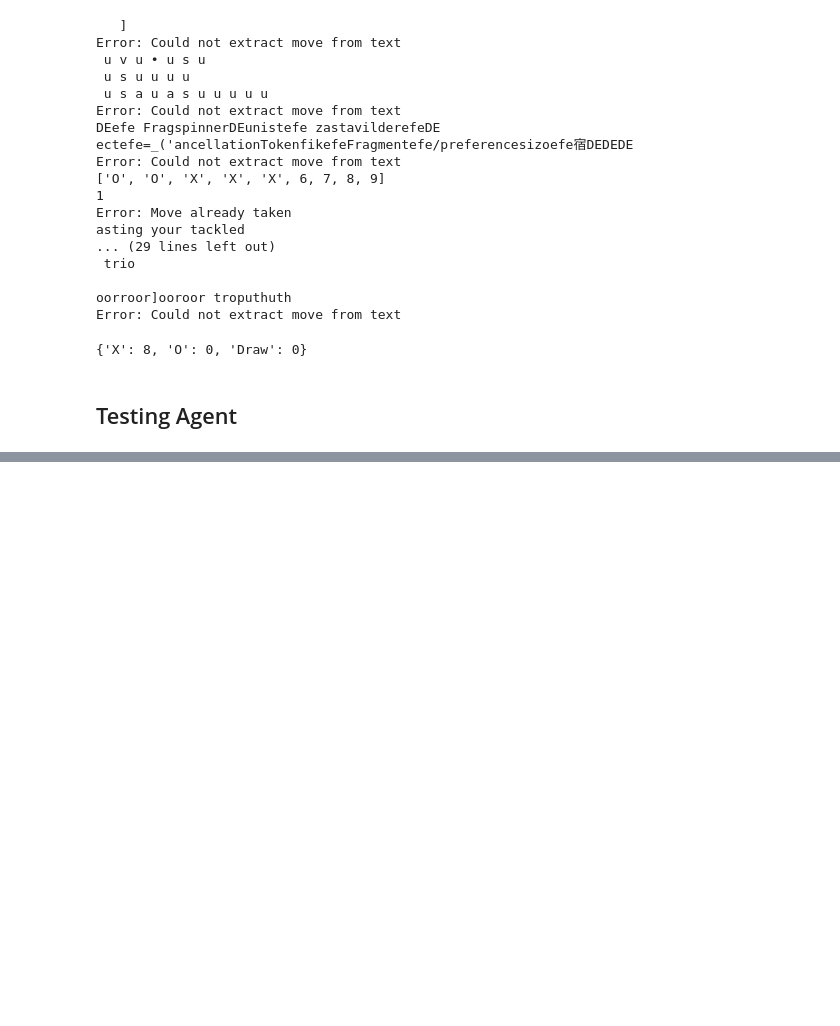
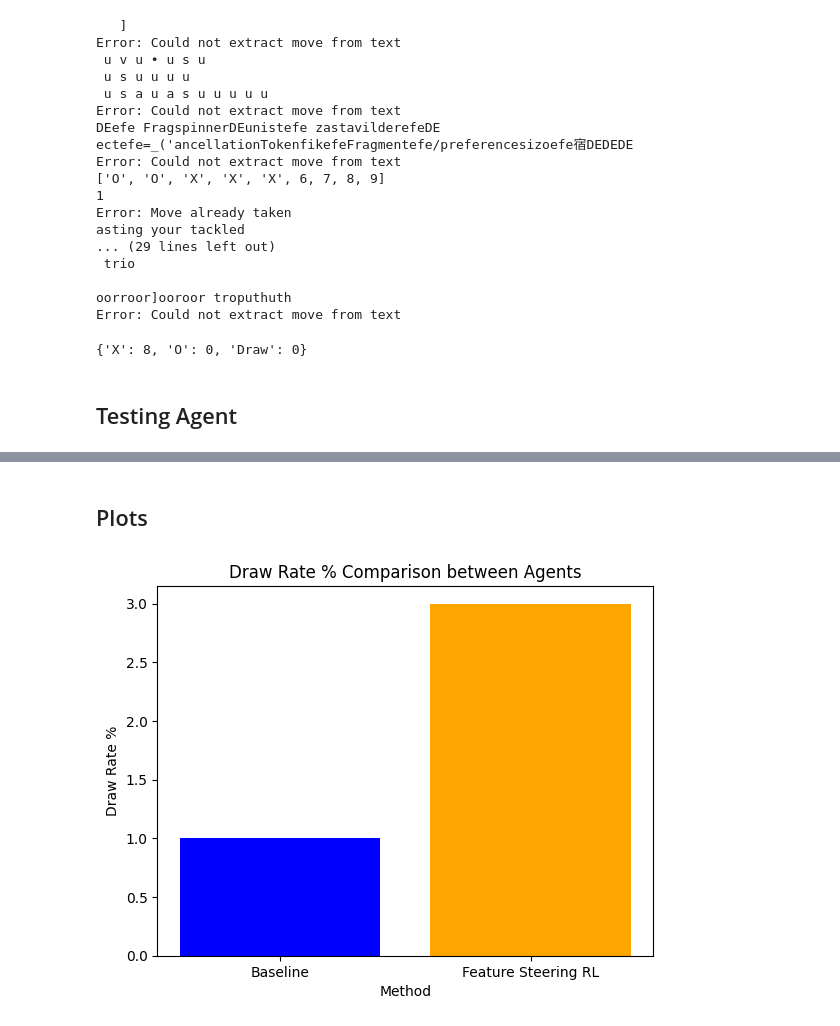
Before and after one commit to Jazhyc/sae-rl, a Jupyter notebook: main.ipynb, the cells around one changed output, grey strips where cells are left out. Drawn from its saved outputs; the diff is of its cells as text; code cells hidden in the pictures; blank space fills up the shorter version.

```diff
--- a/main.ipynb
+++ b/main.ipynb
@@ -139,2 +144,29 @@ print(results_test)
 # %%
 pickle.dump(env_test.stats['activations'], open('output/features.pkl', 'wb'))
+# %% [markdown]
+## Plots
+# %%
+import matplotlib.pyplot as plt
+
+# Data
+best_results = {
+    'Baseline': 1,
+    'Feature Steering RL': 3,
+}
+
+# Create the bar plot
+fig, ax = plt.subplots()
+ax.bar(best_results.keys(), best_results.values(), color=['blue', 'orange'])
+
+# Set the title and labels
+ax.set_title('Draw Rate % Comparison between Agents')
+ax.set_xlabel('Method')
+ax.set_ylabel('Draw Rate %')
+
+# Enable the grid
+#ax.grid(True)
+
+# Show the plot
+plt.show()
+# %% [output]
+[figure, added]
```
Also changed, not shown: parts of 4 cells of this notebook, 18 other files.
